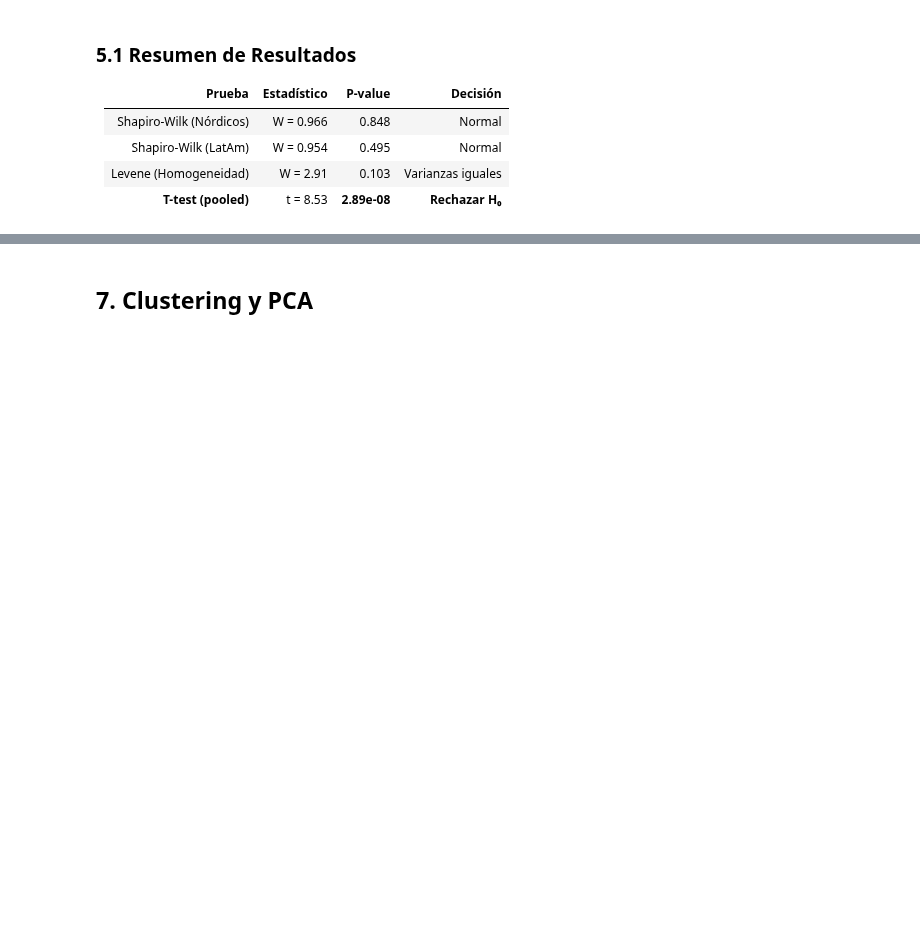
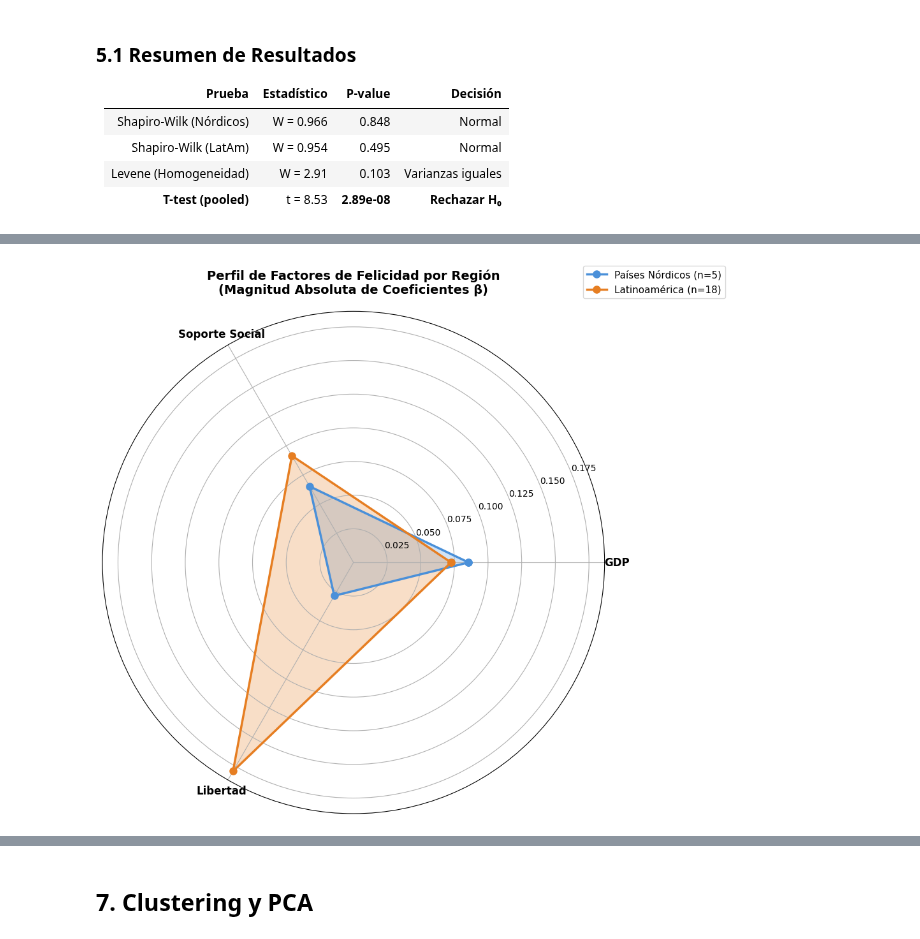
Before and after one commit to crackbandicoot-dot/stats-project-happiness-2025, a Jupyter notebook: notebooks/happiness_analysis.ipynb, the cells around one changed output, grey strips where cells are left out. Cells and saved outputs as stored; diff of their text form; code cells hidden in the pictures; blank space fills up the shorter version.

```diff
--- a/notebooks/happiness_analysis.ipynb
+++ b/notebooks/happiness_analysis.ipynb
@@ -251,0 +884,86 @@ Objetivo: Modelar la influencia del PIB, Soporte Social y otros factores socioec
+# %%
+# ============================================================================
+# VISUALIZACIÓN ADICIONAL: GRÁFICO DE RADAR
+# ============================================================================
+
+from math import pi
+
+# Preparar datos para el radar
+categories = feature_names
+N = len(categories)
+
+# Usamos los valores absolutos para mostrar la "importancia" relativa
+values_nordic = np.abs(coef_nordic.values)
+values_latam = np.abs(coef_latam.values)
+
+# Cerrar el polígono
+values_nordic_closed = np.concatenate((values_nordic, [values_nordic[0]]))
+values_latam_closed = np.concatenate((values_latam, [values_latam[0]]))
+
+# Calcular ángulos
+angles = [n / float(N) * 2 * pi for n in range(N)]
+angles += angles[:1]  # Cerrar el círculo
+
+# Crear figura
+fig, ax = plt.subplots(figsize=(10, 10), subplot_kw=dict(projection='polar'))
+
+# Dibujar polígonos
+ax.plot(angles, values_nordic_closed, 'o-', linewidth=2.5,
+        label='Países Nórdicos (n=5)', color='#4A90D9', markersize=8)
+ax.fill(angles, values_nordic_closed, alpha=0.25, color='#4A90D9')
+
+ax.plot(angles, values_latam_closed, 'o-', linewidth=2.5,
+        label='Latinoamérica (n=18)', color='#E67E22', markersize=8)
+ax.fill(angles, values_latam_closed, alpha=0.25, color='#E67E22')
+
+# Configurar ejes
+ax.set_xticks(angles[:-1])
+ax.set_xticklabels(categories, fontsize=12, fontweight='bold')
+ax.set_title('Perfil de Factores de Felicidad por Región\n(Magnitud Absoluta de Coeficientes β)',
+             fontsize=14, fontweight='bold', pad=20)
+
+# Leyenda
+ax.legend(loc='upper right', bbox_to_anchor=(1.25, 1.1), fontsize=11)
+
+plt.tight_layout()
+plt.savefig('../docs/radar_comparison_chart.png', dpi=150, bbox_inches='tight',
+            facecolor='white', edgecolor='none')
+plt.show()
+
+# Pie de imagen detallado
+print("\n" + "="*90)
+print("FIGURA 2: Perfil Radial de Factores de Felicidad")
+print("="*90)
+print("""
+📊 DESCRIPCIÓN DE LA FIGURA:
+Este gráfico de radar (spider chart) visualiza los perfiles de factores de felicidad
+comparando países nórdicos (área azul) con latinoamericanos (área naranja). Cada vértice
+representa la magnitud absoluta del coeficiente β para un factor.
+
+📌 ELEMENTOS CLAVE A OBSERVAR:
+
+• FORMA DEL POLÍGONO NÓRDICO (azul): Relativamente compacto y equilibrado, con
+  magnitudes similares en los tres factores. Esto sugiere que en sociedades nórdicas,
+  los factores analizados tienen una influencia más homogénea en la felicidad.
+
+• FORMA DEL POLÍGONO LATINOAMERICANO (naranja): Marcadamente asimétrico, con una
+  "punta" pronunciada hacia el factor LIBERTAD (β=0.179). Esta asimetría revela que
+  la libertad tiene un rol desproporcionadamente importante en la felicidad de LatAm.
+
+• ÁREA TOTAL: El área del polígono naranja es mayor que el azul, indicando que el
+  modelo LatAm captura efectos más fuertes en general. Sin embargo, esto también
+  refleja mayor variabilidad en los datos latinoamericanos.
+
+• SOLAPAMIENTO: Los polígonos se solapan moderadamente en GDP y Soporte Social,
+  sugiriendo cierta universalidad en estos factores. La divergencia es máxima en
+  Libertad, reflejando diferencias culturales/contextuales profundas.
+
+🔍 INTERPRETACIÓN PRÁCTICA:
+El perfil "puntiagudo" de LatAm hacia Libertad implica que políticas que expandan
+libertades civiles y económicas podrían tener impacto desproporcionado en el bienestar.
+El perfil "equilibrado" nórdico sugiere que su alta felicidad depende de un balance
+entre múltiples factores, no de uno solo dominante.
+""")
+print("✓ Gráfico de radar guardado en: docs/radar_comparison_chart.png")
+# %% [output]
+[figure, added]
```
Also changed, not shown: parts of 26 cells of this notebook, 4 other files.
